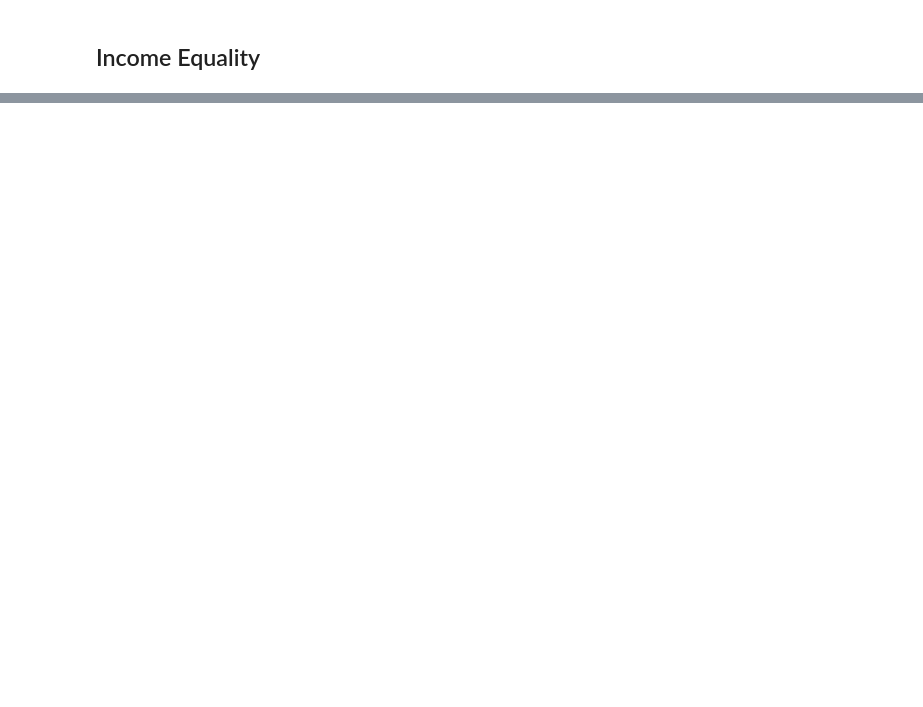
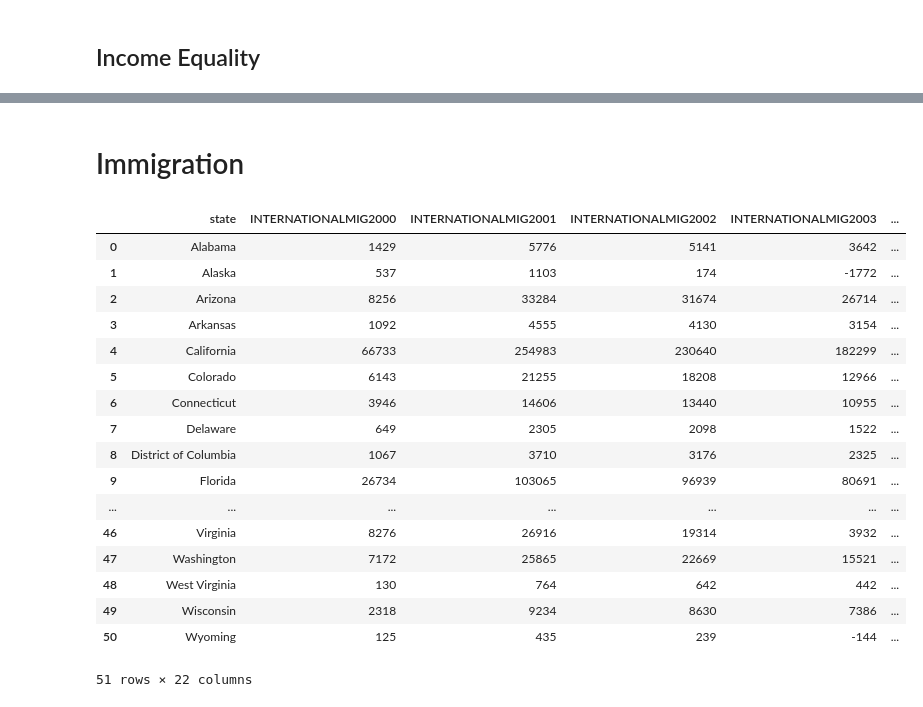
Before and after one commit to MIDS-at-Duke/unifying-data-science-2023-project-ids701_team2, a Jupyter notebook: 10_code/preprocess.ipynb, the cells around one changed output, grey strips where cells are left out. Drawn from its saved outputs; the diff is of its cells as text; code cells hidden in the pictures; blank space fills up the shorter version.

```diff
--- a/10_code/preprocess.ipynb
+++ b/10_code/preprocess.ipynb
@@ -136,0 +269,34 @@ income_inequality2
+# %% [markdown]
+# Immigration
+# %%
+nst_2000_2009 = pd.read_csv('../00_source_data/immigration/nst_est2009_alldata.csv', skiprows=[1,2,3,4,5,57], header=0)
+nst_2010_2020 = pd.read_csv('../00_source_data/immigration/nst-est_2010-2020-alldata.csv', skiprows=[1,2,3,4,5,57], header=0)
+# %%
+# select relevant columns
+state_name = nst_2010_2020['NAME']
+img_2000_2009 = nst_2000_2009.loc[:, nst_2000_2009.columns.str.startswith('INTERNATIONALMIG')]
+img_2010_2020 = nst_2010_2020.loc[:, nst_2010_2020.columns.str.startswith('INTERNATIONALMIG')]
+
+# combine the three dataframes
+img_2000_2020 = pd.concat([state_name, img_2000_2009, img_2010_2020], axis=1)
+img_2000_2020.rename(columns={'NAME':'state'}, inplace=True)
+img_2000_2020
+# %% [output]
+|  | state | INTERNATIONALMIG2000 | INTERNATIONALMIG2001 | INTERNATIONALMIG2002 | INTERNATIONALMIG2003 | ... |
+| 0 | Alabama | 1429 | 5776 | 5141 | 3642 | ... |
+| 1 | Alaska | 537 | 1103 | 174 | -1772 | ... |
+| 2 | Arizona | 8256 | 33284 | 31674 | 26714 | ... |
+| 3 | Arkansas | 1092 | 4555 | 4130 | 3154 | ... |
+| 4 | California | 66733 | 254983 | 230640 | 182299 | ... |
+| 5 | Colorado | 6143 | 21255 | 18208 | 12966 | ... |
+| 6 | Connecticut | 3946 | 14606 | 13440 | 10955 | ... |
+| 7 | Delaware | 649 | 2305 | 2098 | 1522 | ... |
+| 8 | District of Columbia | 1067 | 3710 | 3176 | 2325 | ... |
+| 9 | Florida | 26734 | 103065 | 96939 | 80691 | ... |
+| ... | ... | ... | ... | ... | ... | ... |
+| 46 | Virginia | 8276 | 26916 | 19314 | 3932 | ... |
+| 47 | Washington | 7172 | 25865 | 22669 | 15521 | ... |
+| 48 | West Virginia | 130 | 764 | 642 | 442 | ... |
+| 49 | Wisconsin | 2318 | 9234 | 8630 | 7386 | ... |
+| 50 | Wyoming | 125 | 435 | 239 | -144 | ... |
+51 rows × 22 columns
```
Also changed, not shown: parts of 25 cells of this notebook, 4 other files.
